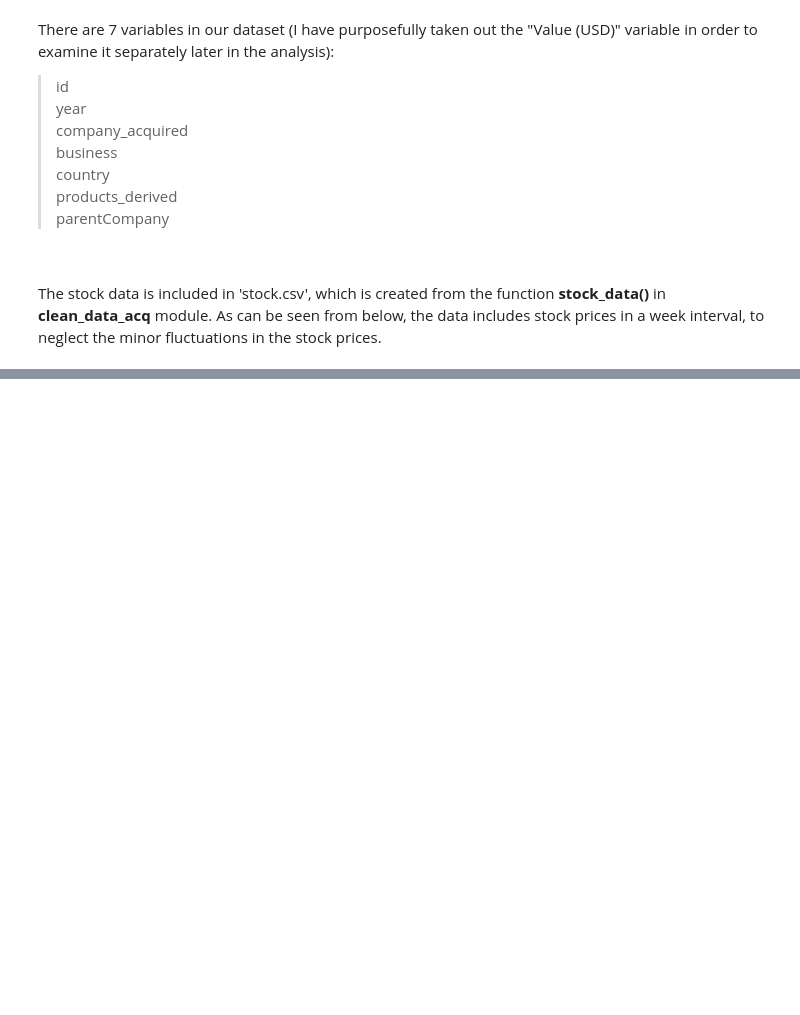
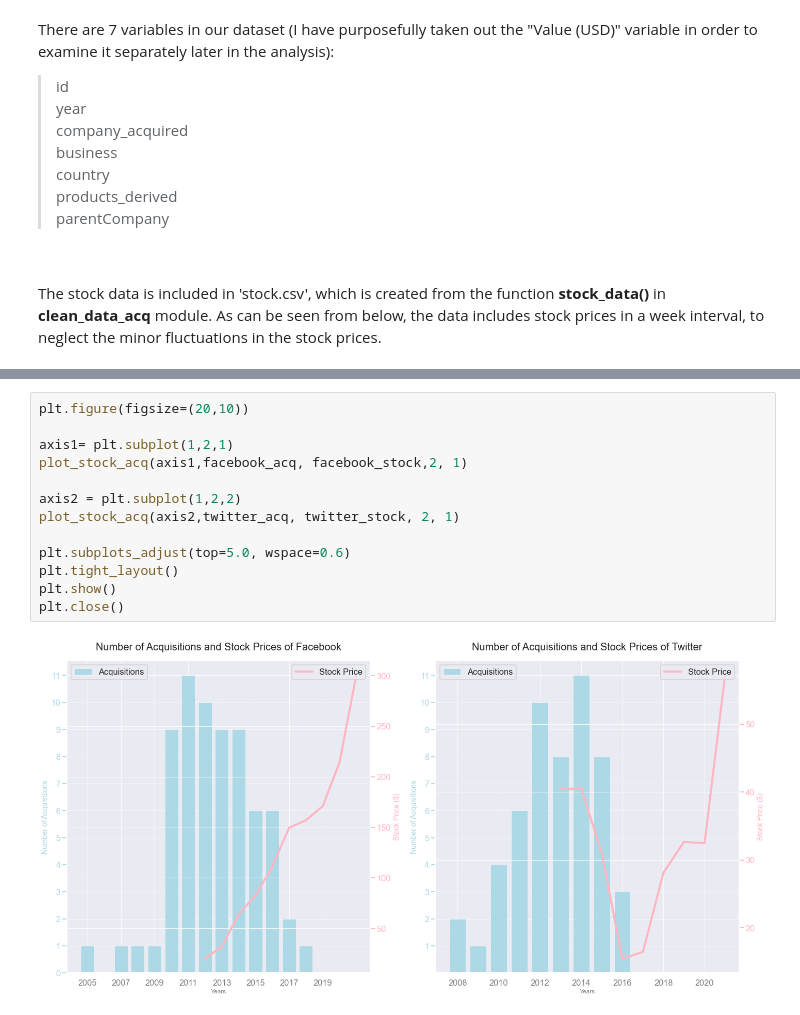
Before and after one commit to hyunjun0228/D.S.-Project-2-Company-Acquisitions, a Jupyter notebook: acquisition.ipynb, the cells around one changed output, grey strips where cells are left out. Saved outputs shown, nothing was run; the diff lists cells and outputs as text; blank space fills up the shorter version.

```diff
--- a/acquisition.ipynb
+++ b/acquisition.ipynb
@@ -62,0 +174,15 @@ print(stock_data.head())
+# %%
+plt.figure(figsize=(20,10))
+
+axis1= plt.subplot(1,2,1)
+plot_stock_acq(axis1,facebook_acq, facebook_stock,2, 1)
+
+axis2 = plt.subplot(1,2,2)
+plot_stock_acq(axis2,twitter_acq, twitter_stock, 2, 1)
+
+plt.subplots_adjust(top=5.0, wspace=0.6)
+plt.tight_layout()
+plt.show()
+plt.close()
+# %% [output]
+[figure, added]
```
Also changed, not shown: parts of 15 cells of this notebook, 2 other files.
